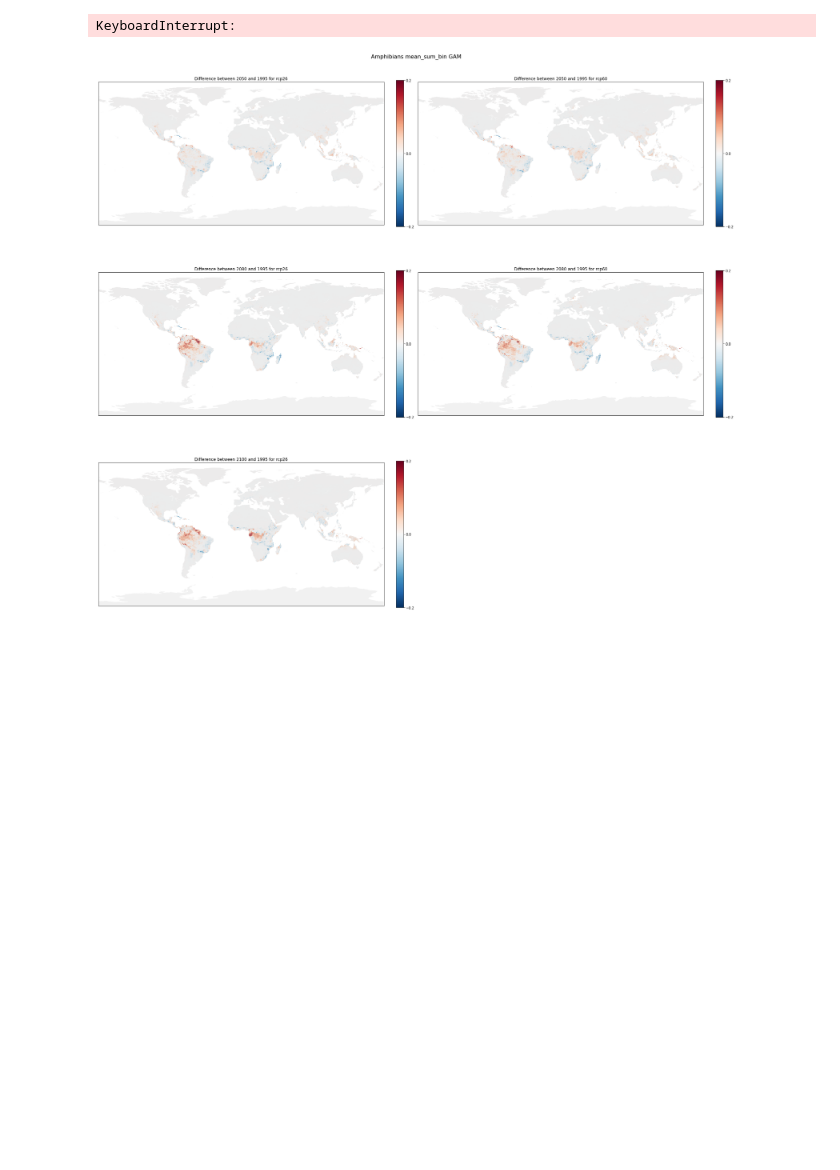
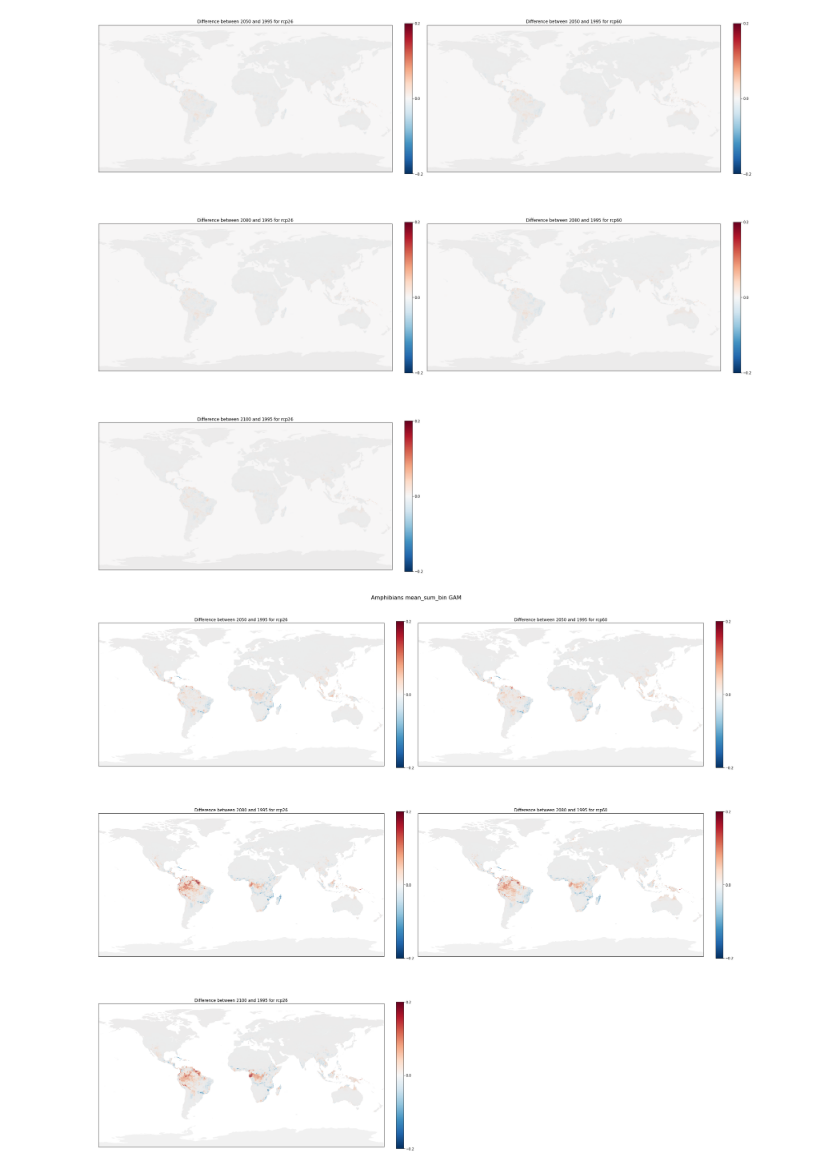
Before and after one commit to wyssacademy-unibe-ch/climate_Hari_etal_BioscenComb, a Jupyter notebook: functions/plts_new.ipynb, the cells around one changed output. Drawn from its saved outputs; the diff is of its cells as text; code cells hidden in the pictures; blank space fills up the shorter version.

```diff
--- a/functions/plts_new.ipynb
+++ b/functions/plts_new.ipynb
@@ -43,19 +19,16 @@ years= ['1845', '1990', '1995', '2009', '2010', '2020', '2026', '2032', '2048',
 # %%
-model =["GAM"]
-model_names  = ['GFDL-ESM2M','IPSL-CM5A-LR','HadGEM2-ES',  'MIROC5'] #
-bioscen_model_names  = ['GFDL.ESM2M','IPSL.CM5A-LR','HadGEM2.ES',  'MIROC5']#
-#model_names  = ['IPSL-CM5A-LR','HadGEM2-ES',  'MIROC5'] #
-#bioscen_model_names  = ['IPSL.CM5A-LR','HadGEM2.ES',  'MIROC5']#
-scenarios = ["rcp26"]
-ssprcps_shorts = ["ssp126"]
-ssprcps_longs = ["ssp1_rcp2.6"]
-combinations = list(itertools.product(models, model_names))
 
-taxas = ["Amphibians"]
-taxa_val = ["Amphibians"]
-
-
-
+model="GAM"
+model_names = ['GFDL-ESM2M', 'IPSL-CM5A-LR', 'HadGEM2-ES', 'MIROC5']
 
 years= ['1845', '1990', '1995', '2009', '2010', '2020', '2026', '2032', '2048', '2050',
                  '2052', '2056', '2080', '2100', '2150', '2200', '2250']
+
+
+taxas =["Amphibians"]
+dir_species = "/storage/scratch/users/ch21o450/data/LandClim_Output/GAM/Amphibians/EWEMBI/"
+available_file = os.listdir(dir_species)
+available_names = [x.split("_[1146].nc")[0] for x in available_file]
+
+
+species_names = available_names[:50]
@@ -116,34 +82,41 @@ fig, axes = plt.subplots(nrows=3, ncols=2, figsize=(26, 24), subplot_kw={'projec
 
 cmap = matplotlib.colors.ListedColormap(['white', 'green'])
 countries = gpd.read_file(
               gpd.datasets.get_path("naturalearth_lowres"))
 
 plot_idx = 0
 year_indices = {1146: '1995', 35: '2050', 65: '2080', 85: '2100'}
 
 for future_time in future_times:
+    if future_time == 35 or future_time == 65:
+        model_names = ['GFDL-ESM2M', 'IPSL-CM5A-LR', 'HadGEM2-ES', 'MIROC5']
+        scenarios = ["rcp26", "rcp60"]
+    elif future_time == 85:
+        model_names = ['IPSL-CM5A-LR', 'HadGEM2-ES', 'MIROC5']
+        scenarios = ["rcp26"]
+
     for scenario in scenarios:
         if future_time == 85 and scenario == "rcp60":
             continue
 
         mean_future = newvalue_fun(future_time, model, netcdf_path_format_future, is_historical=False, scenario=scenario)
         difference = mean_future - mean_hist
         ax = axes.flatten()[plot_idx]
         im = ax.pcolormesh(difference['lon'].values, difference['lat'].values, difference.values, transform=ccrs.PlateCarree(), cmap="RdBu_r", vmin=-0.2, vmax=0.2)
 
         countries.plot(ax=ax, color="lightgray", zorder=1, alpha=0.3)
         ax.set_title(f"Difference between {year_indices[future_time]} and {year_indices[historical_time]} for {scenario}")
 
         cbar = plt.colorbar(im, ax=ax, fraction=0.024, pad=0.04)
         cbar.set_ticks([-0.2, 0, 0.2])
 
         plot_idx += 1
 axes.flatten()[-1].set_visible(False)
 
 plt.tight_layout()
 plt.show()
 # %% [output]
-KeyboardInterrupt:
+[figure, added]
 # %%
 #sum_bin
 
```
Also changed, not shown: parts of 3 cells of this notebook, 9 other files.
